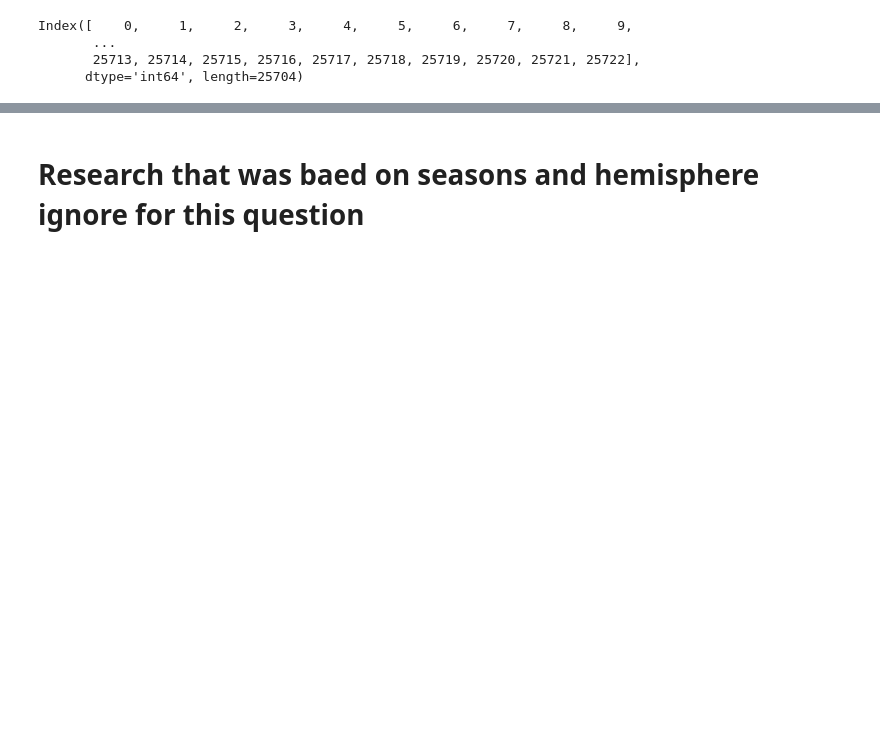
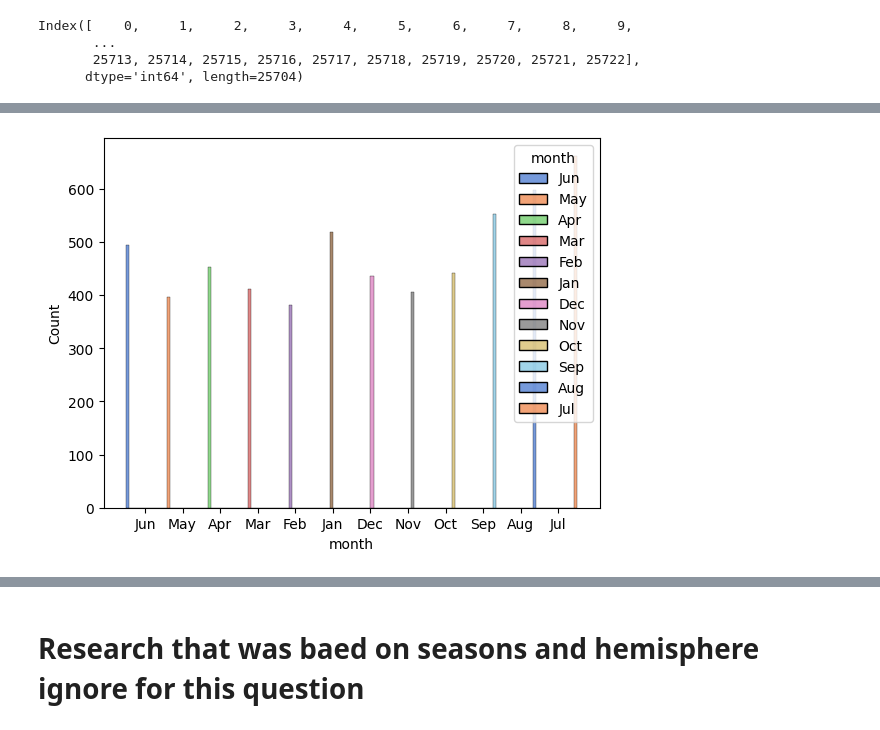
Before and after one commit to Nikolas121205/Project, a Jupyter notebook: project_1.ipynb, the cells around one changed output, grey strips where cells are left out. Saved outputs shown, nothing was run; the diff lists cells and outputs as text; code cells hidden in the pictures; blank space fills up the shorter version.

```diff
--- a/project_1.ipynb
+++ b/project_1.ipynb
@@ -402,0 +454,4 @@ Index([    0,     1,     2,     3,     4,     5,     6,     7,     8,     9,
+# %%
+sns.histplot(data=df_q1, x="month",multiple="dodge", palette ='muted', hue = "month");
+# %% [output]
+[figure, added]
```
Also changed, not shown: parts of 56 cells of this notebook.
